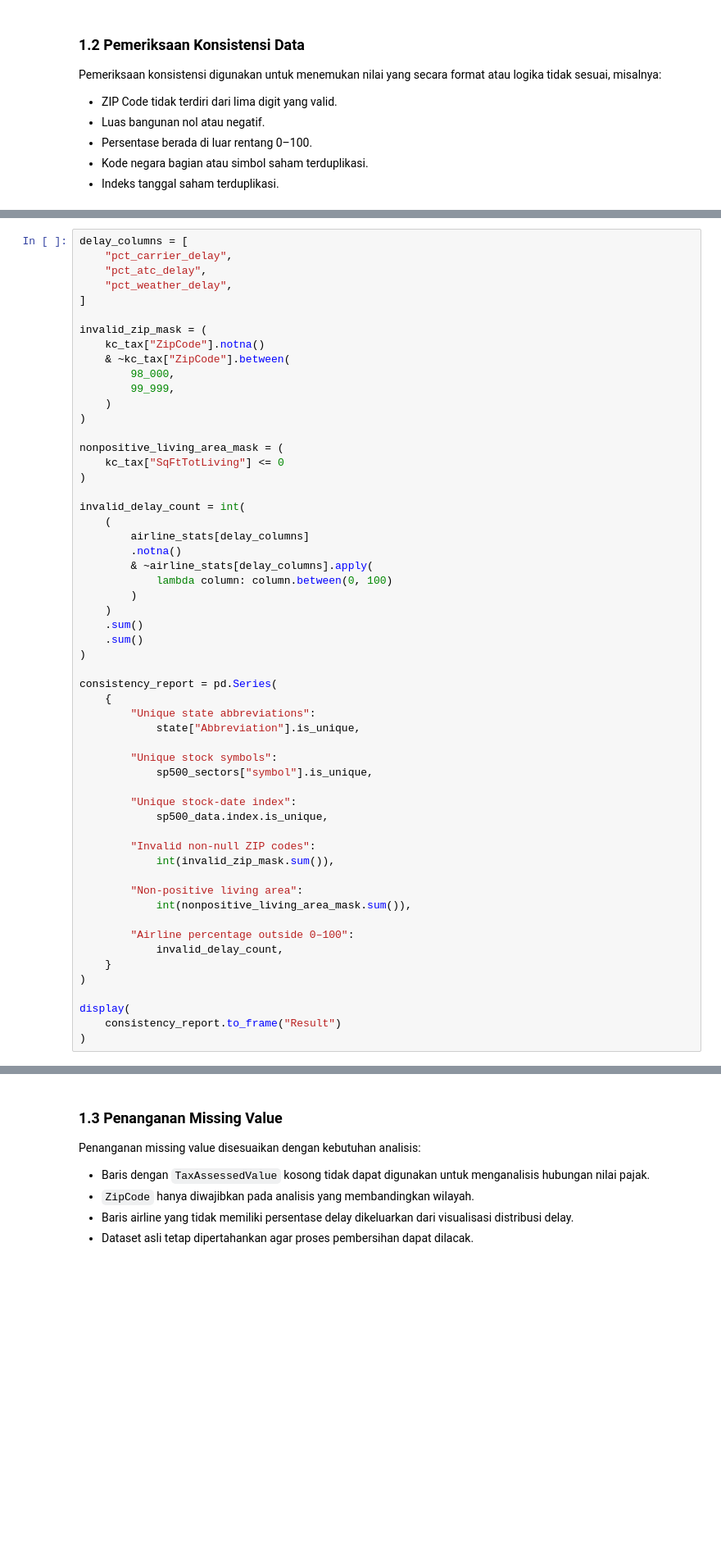
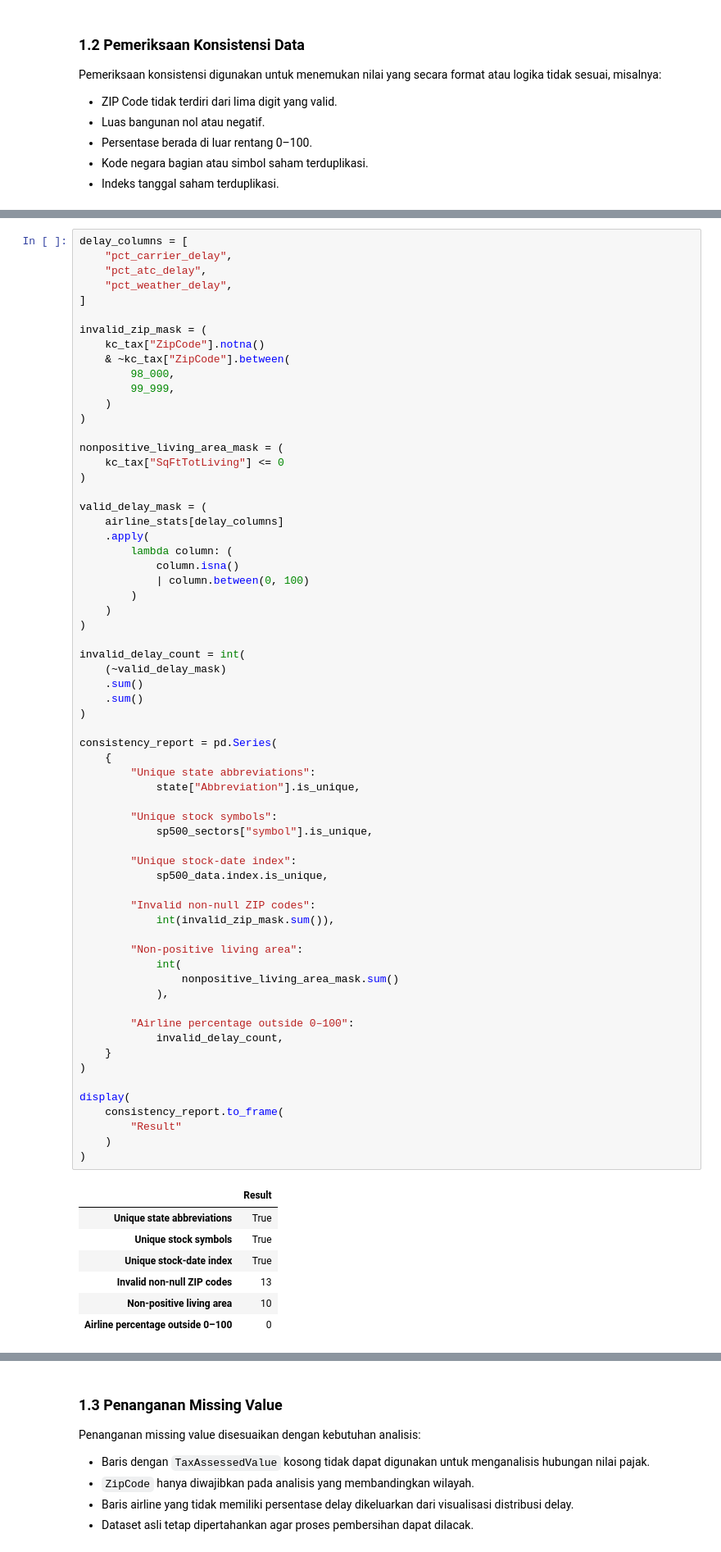
Before and after one commit to mhabibier/Practical-Statistics-for-Data-Scientists, a Jupyter notebook: 01_Exploratory_Data_Analysis.ipynb, the cells around one changed output, grey strips where cells are left out. Shown at 82% size. Cells and saved outputs as stored; diff of their text form; blank space fills up the shorter version.

```diff
--- a/01_Exploratory_Data_Analysis.ipynb
+++ b/01_Exploratory_Data_Analysis.ipynb
@@ -362,43 +356,59 @@ nonpositive_living_area_mask = (
     kc_tax["SqFtTotLiving"] <= 0
 )
 
-invalid_delay_count = int(
-    (
-        airline_stats[delay_columns]
-        .notna()
-        & ~airline_stats[delay_columns].apply(
-            lambda column: column.between(0, 100)
+valid_delay_mask = (
+    airline_stats[delay_columns]
+    .apply(
+        lambda column: (
+            column.isna()
+            | column.between(0, 100)
         )
     )
+)
+
+invalid_delay_count = int(
+    (~valid_delay_mask)
     .sum()
     .sum()
 )
 
 consistency_report = pd.Series(
     {
         "Unique state abbreviations":
             state["Abbreviation"].is_unique,
 
         "Unique stock symbols":
             sp500_sectors["symbol"].is_unique,
 
         "Unique stock-date index":
             sp500_data.index.is_unique,
 
         "Invalid non-null ZIP codes":
             int(invalid_zip_mask.sum()),
 
         "Non-positive living area":
-            int(nonpositive_living_area_mask.sum()),
+            int(
+                nonpositive_living_area_mask.sum()
+            ),
 
         "Airline percentage outside 0–100":
             invalid_delay_count,
     }
 )
 
 display(
-    consistency_report.to_frame("Result")
+    consistency_report.to_frame(
+        "Result"
+    )
 )
+# %% [output]
+|  | Result |
+| Unique state abbreviations | True |
+| Unique stock symbols | True |
+| Unique stock-date index | True |
+| Invalid non-null ZIP codes | 13 |
+| Non-positive living area | 10 |
+| Airline percentage outside 0–100 | 0 |
 # %%
 invalid_zip_examples = (
     kc_tax.loc[
```
Also changed, not shown: parts of 27 cells of this notebook.
